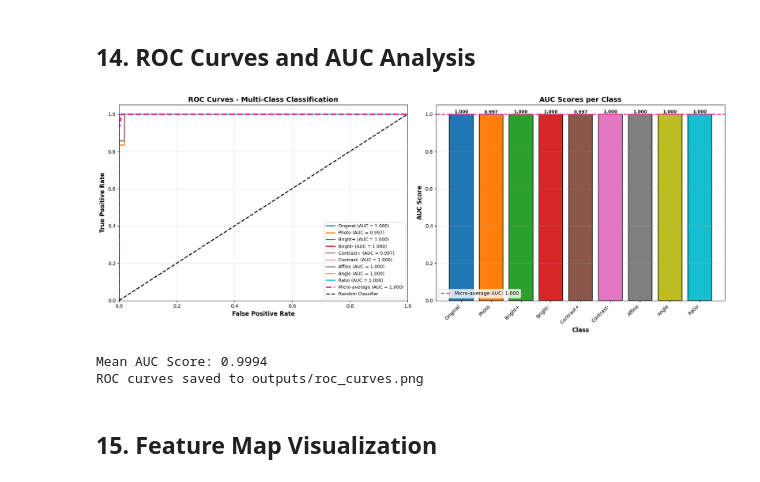
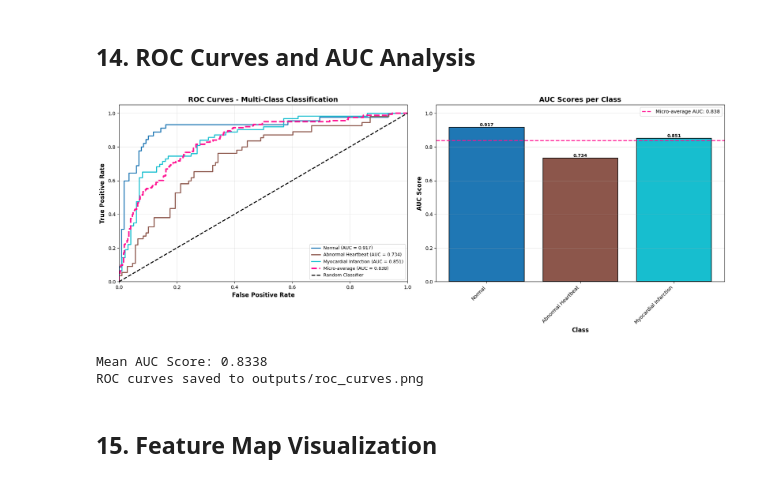
Before and after one commit to SQUADRON-LEADER/CardioVision-AI, a Jupyter notebook: ECG_Digitization_Training.ipynb, the cells around one changed output. Drawn from its saved outputs; the diff is of its cells as text; code cells hidden in the pictures.

```diff
--- a/ECG_Digitization_Training.ipynb
+++ b/ECG_Digitization_Training.ipynb
@@ -334,7 +321,7 @@ class ECGDataset(Dataset):
             if self.transform:
                 image = self.transform(image)
 
-            label = self.labels[idx]
+            label = torch.tensor(self.labels[idx], dtype=torch.long)
 
             return image, label
 
@@ -347,7 +334,7 @@ class ECGDataset(Dataset):
             if self.transform:
                 image = self.transform(image)
 
-            return image, self.labels[idx]
+            return image, torch.tensor(self.labels[idx], dtype=torch.long)
 # %% [markdown]
 ## 5. Data Loading and Preparation
 # %%
@@ -426,8 +400,8 @@ Class distribution: [45 45 45 45 45 45 45 45 45]
 # Visualize class distribution
 fig, (ax1, ax2) = plt.subplots(1, 2, figsize=(16, 6))
 
-# Bar plot
-class_names = ['Original', 'Photo', 'Bright+', 'Bright-', 'Contrast+', 'Contrast-', 'Affine', 'Angle', 'Ratio']
+# Bar plot - UPDATED FOR PTB-XL DATASET (3 CLASSES)
+class_names = ['Normal', 'Abnormal Heartbeat', 'Myocardial Infarction']
 class_counts = np.bincount(labels)
 colors = plt.cm.Set3(np.linspace(0, 1, len(class_names)))
 bars = ax1.bar(class_names, class_counts, color=colors, edgecolor='black', linewidth=1.2)
@@ -454,0 +429,15 @@ plt.show()
+# %%
+# Define transforms for training and validation
+train_transform = transforms.Compose([
+    transforms.Resize((224, 224)),
+    transforms.ToTensor(),
+    transforms.Normalize(mean=[0.485, 0.456, 0.406], std=[0.229, 0.224, 0.225])
+])
+
+val_transform = transforms.Compose([
+    transforms.Resize((224, 224)),
+    transforms.ToTensor(),
+    transforms.Normalize(mean=[0.485, 0.456, 0.406], std=[0.229, 0.224, 0.225])
+])
+
+print("Transforms defined successfully!")
@@ -612,7 +603,7 @@ class ResidualBlock(nn.Module):
 class HybridECGNet(nn.Module):
     """Hybrid CNN for ECG Digitization with Attention and Residual Connections"""
 
-    def __init__(self, num_classes=9, dropout_rate=0.5):
+    def __init__(self, num_classes=4, dropout_rate=0.5):
         super(HybridECGNet, self).__init__()
 
         # Initial convolution
@@ -674,7 +665,7 @@ class HybridECGNet(nn.Module):
         return x
 
 # Initialize model with reduced dropout to prevent overfitting
-model = HybridECGNet(num_classes=9, dropout_rate=0.3).to(device)
+model = HybridECGNet(num_classes=3, dropout_rate=0.3).to(device)
 
 # Count parameters
 total_params = sum(p.numel() for p in model.parameters())
@@ -1383,9 +1393,9 @@ Confusion matrix saved to outputs/confusion_matrix.png
 # Compute ROC curve and AUC for each class
 from sklearn.preprocessing import label_binarize
 
-# Binarize labels for multi-class ROC
-y_test_bin = label_binarize(all_labels, classes=range(9))
-n_classes = 9
+# Binarize labels for multi-class ROC - UPDATED FOR PTB-XL DATASET (3 CLASSES)
+y_test_bin = label_binarize(all_labels, classes=range(3))
+n_classes = 3
 
 # Compute ROC curve and AUC for each class
 fpr = dict()
@@ -1419,35 +1429,35 @@ ax1.set_ylabel('True Positive Rate', fontweight='bold', fontsize=12)
 ax1.set_title('ROC Curves - Multi-Class Classification', fontweight='bold', fontsize=14)
 ax1.legend(loc="lower right", fontsize=9)
 ax1.grid(alpha=0.3)
 
 # Plot AUC scores as bar chart
 auc_scores = [roc_auc[i] for i in range(n_classes)]
 bars = ax2.bar(class_names, auc_scores, color=colors, edgecolor='black', linewidth=1.2)
 ax2.axhline(y=roc_auc["micro"], color='deeppink', linestyle='--', linewidth=2,
            label=f'Micro-average AUC: {roc_auc["micro"]:.3f}')
 ax2.set_xlabel('Class', fontweight='bold', fontsize=12)
 ax2.set_ylabel('AUC Score', fontweight='bold', fontsize=12)
 ax2.set_title('AUC Scores per Class', fontweight='bold', fontsize=14)
 ax2.set_ylim([0, 1.05])
 ax2.legend()
 ax2.grid(axis='y', alpha=0.3)
 plt.xticks(rotation=45, ha='right')
 
 # Add value labels on bars
 for bar in bars:
     height = bar.get_height()
     ax2.text(bar.get_x() + bar.get_width()/2., height,
             f'{height:.3f}', ha='center', va='bottom', fontweight='bold', fontsize=9)
 
 plt.tight_layout()
 plt.savefig('outputs/roc_curves.png', dpi=300, bbox_inches='tight')
 plt.show()
 
 print(f"\nMean AUC Score: {np.mean(auc_scores):.4f}")
 print("ROC curves saved to outputs/roc_curves.png")
 # %% [output]
-[figure, old version]
+[figure, new version]
-Mean AUC Score: 0.9994
+Mean AUC Score: 0.8338
 ROC curves saved to outputs/roc_curves.png
 # %% [markdown]
 ## 15. Feature Map Visualization
```
Also changed, not shown: parts of 14 cells of this notebook.
